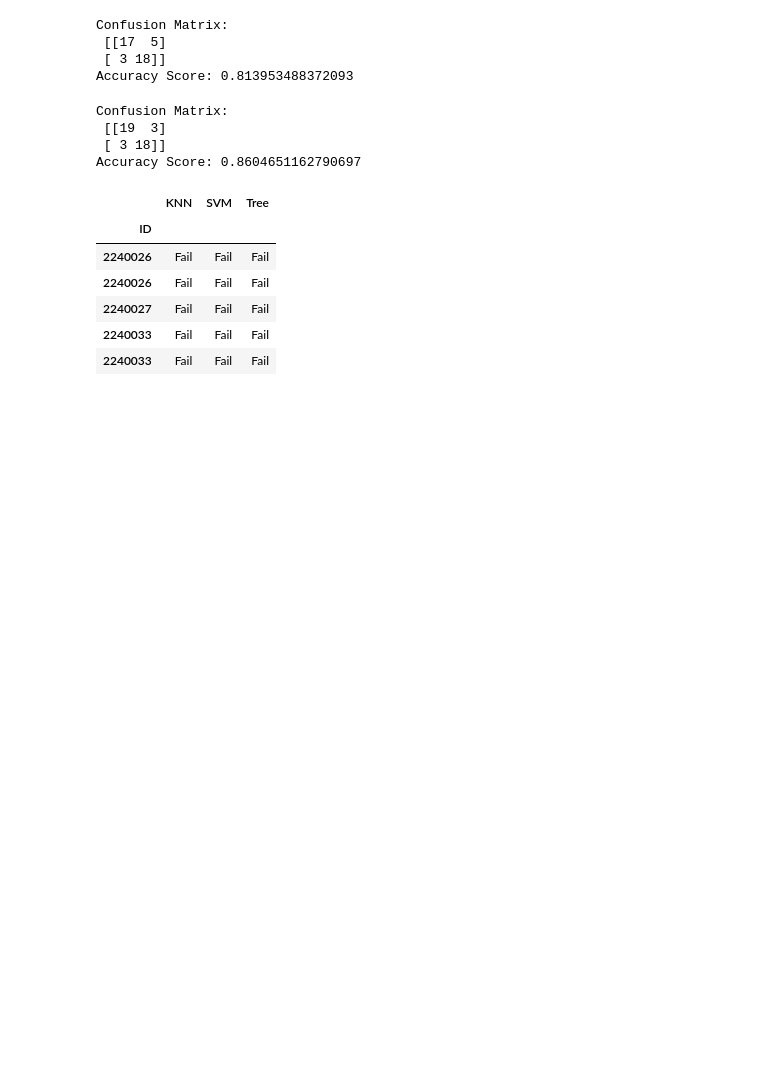
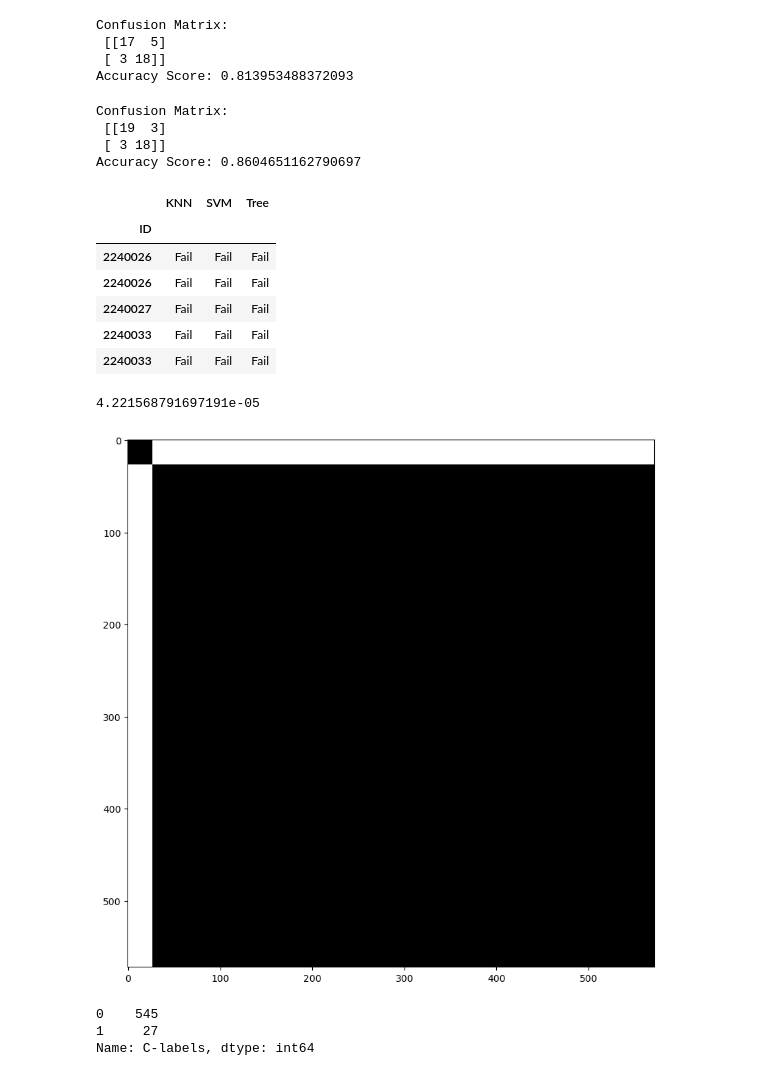
Before and after one commit to michaelzwartz/Science-Elective-Enrollment, a Jupyter notebook: Analysis.ipynb, the cells around one changed output. Cells and saved outputs as stored; diff of their text form; code cells hidden in the pictures; blank space fills up the shorter version.

```diff
--- a/Analysis.ipynb
+++ b/Analysis.ipynb
@@ -269,6 +269,9 @@ new_df_full = df.join(ohn_data)
 
 #drop non encoded categorical data
 new_df_full = new_df_full.drop(category_features, axis=1)
+new_df_full['Transfer_Student'] = new_df_full['Transfer_Student'].astype(int)
+new_df_full['Special_Education_Status'] = new_df_full['Transfer_Student'].astype(int)
+
 
 #drop all missing values
 new_df = new_df_full.dropna()
@@ -410,3 +413,38 @@ df_no_chem[['KNN', 'SVM', 'Tree']].head()
 | 2240027 | Fail | Fail | Fail |
 | 2240033 | Fail | Fail | Fail |
 | 2240033 | Fail | Fail | Fail |
+# %%
+#explore cluster tendency of data
+#https://pyclustertend.readthedocs.io/en/latest/
+
+from pyclustertend import vat
+from pyclustertend import ivat
+from pyclustertend import hopkins
+
+
+all_chem_dropped = new_df_full.drop(['chem11', 'chem11_score', 'Chem11_grade'], axis=1)
+all_chem_dropped = all_chem_dropped.dropna()
+arr1 = all_chem_dropped.values
+
+vat(arr1)
+#ivat(arr1)
+hopkins(arr1, 200) #closer to 0 means better clusters.
+# %% [output]
+4.221568791697191e-05
+[figure, added]
+# %%
+#Fuzzy c-means clustering
+from fcmeans import FCM
+
+my_model = FCM(n_clusters=2, m=10)
+my_model.fit(arr1)
+
+c_labels = my_model.predict(arr1)
+
+all_chem_dropped['C-labels'] = c_labels
+
+all_chem_dropped['C-labels'].value_counts()
+# %% [output]
+0    545
+1     27
+Name: C-labels, dtype: int64
```
Also changed, not shown: parts of 3 cells of this notebook.
